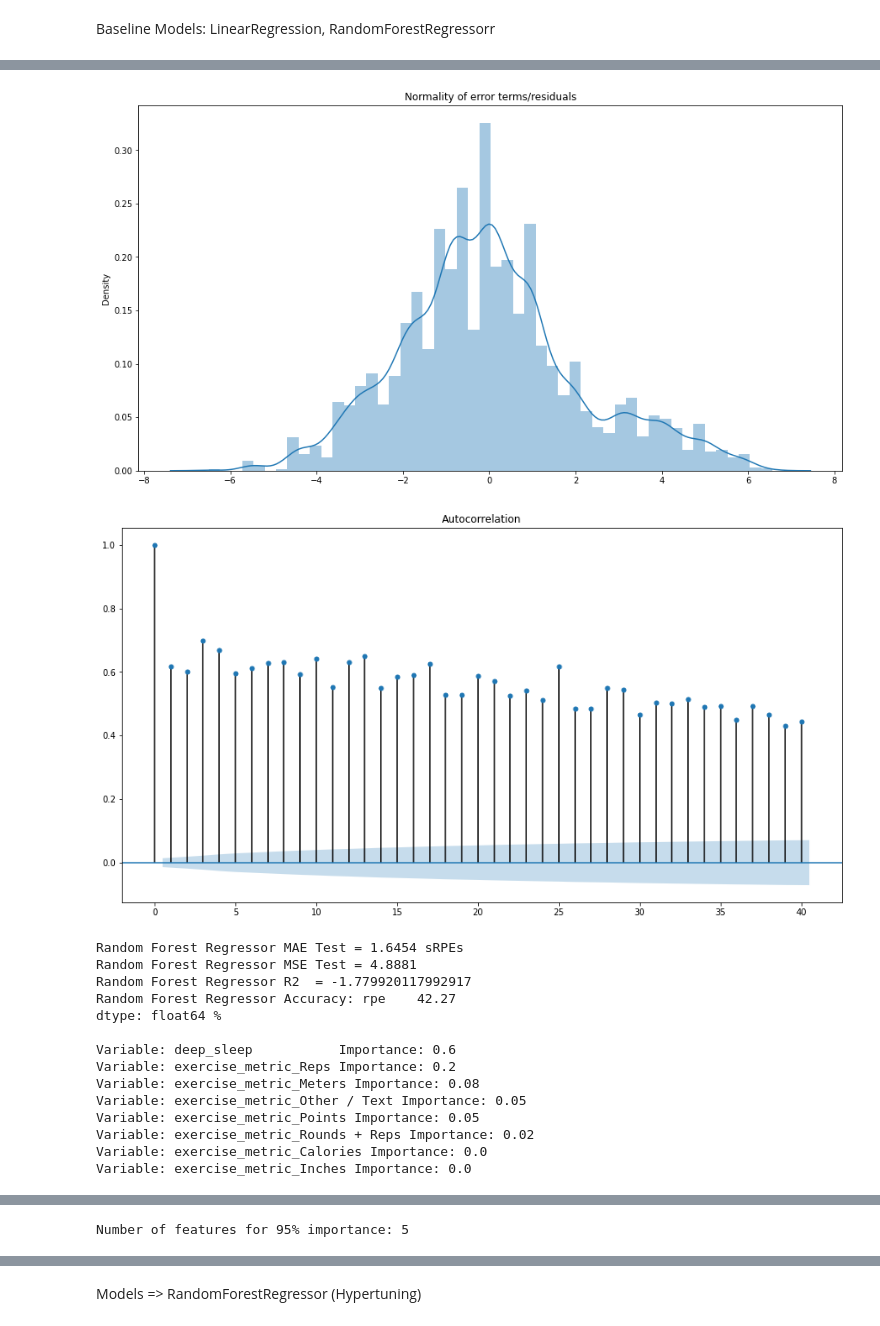
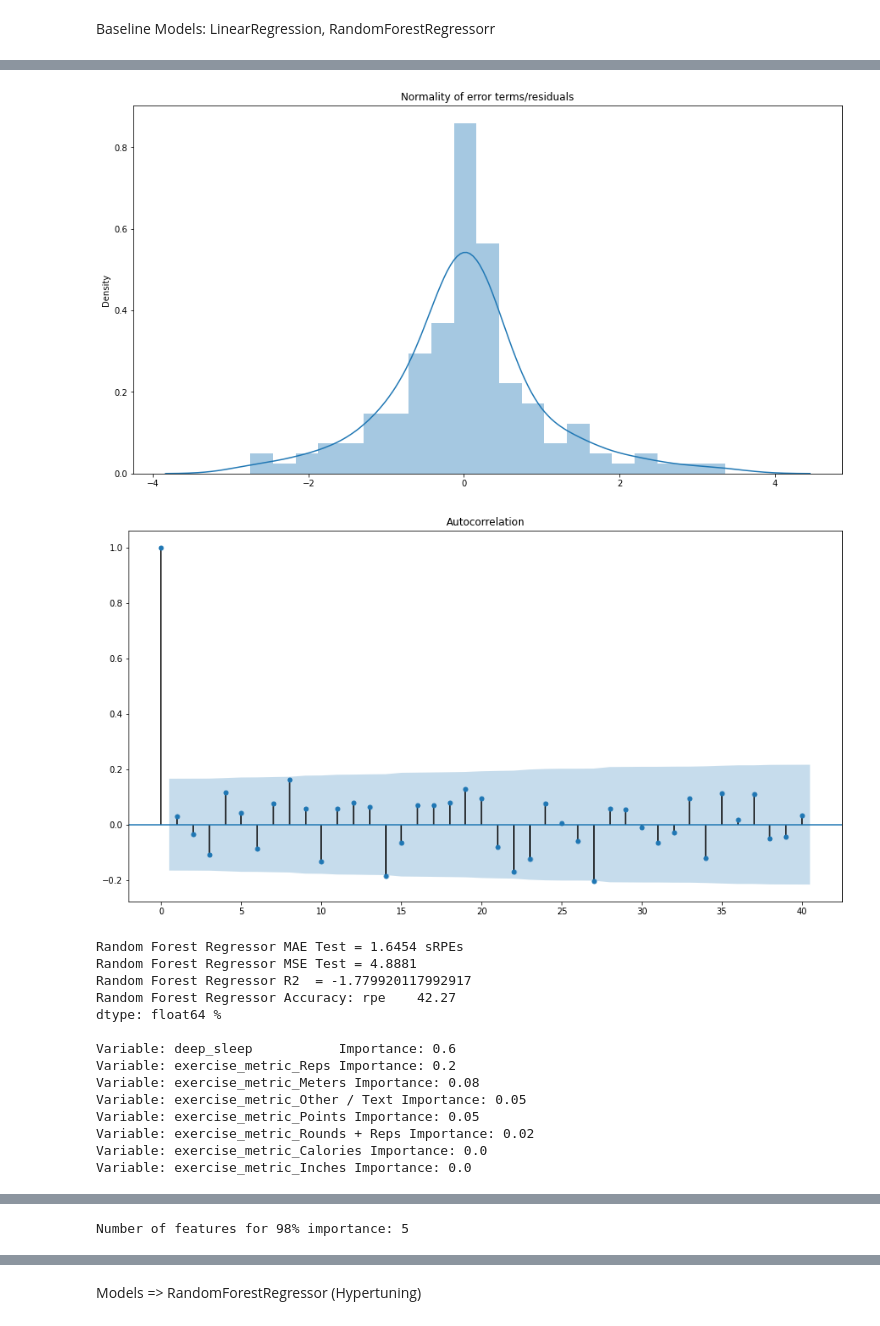
Before and after one commit to djfLtC0dr/python-playground, a Jupyter notebook: DASC522/djfDASC522_final.ipynb, the cells around one changed output, grey strips where cells are left out. Drawn from its saved outputs; the diff is of its cells as text; code cells hidden in the pictures.

```diff
--- a/DASC522/djfDASC522_final.ipynb
+++ b/DASC522/djfDASC522_final.ipynb
@@ -831,8 +836,7 @@ print(f"Random Forest Regressor R2  = {                 r2_score(y_train, rf_tre
 print(f"")
 
 # Residual Analysis
-residual_y_train = y_train.values.reshape(140,1)
-residuals = residual_y_train - rf_tree_y_pred
+residuals = np.array(y_train).flatten()-rf_tree_y_pred
 mean_residuals = np.mean(residuals)
 print("Mean of Residuals {}".format(mean_residuals))
 
@@ -841,7 +845,7 @@ p = sns.distplot(residuals,kde=True)
 p = plt.title('Normality of error terms/residuals')
 
 # autocorrelation
-sm.graphics.tsa.plot_acf(pd.DataFrame(residuals.reshape(-1).tolist()), lags=40) #history.values.reshape(-1).tolist()
+sm.graphics.tsa.plot_acf(residuals, lags=40) #history.values.reshape(-1).tolist()
 plt.show()
 
 # holdout
@@ -885,16 +889,16 @@ sorted_features = [importance[0] for importance in feature_importances]
 cumulative_importances = np.cumsum(sorted_importances)
 # Make a line graph
 plt.plot(x_values, cumulative_importances, 'g-')
-# Draw line at 95% of importance retained
-plt.hlines(y = 0.95, xmin=0, xmax=len(sorted_importances), color = 'r', linestyles = 'dashed')
+# Draw line at 98% of importance retained
+plt.hlines(y = 0.98, xmin=0, xmax=len(sorted_importances), color = 'r', linestyles = 'dashed')
 # Format x ticks and labels
 plt.xticks(x_values, sorted_features, rotation = 'vertical')
 # Axis labels and title
 plt.xlabel('Variable'); plt.ylabel('Cumulative Importance'); plt.title('Cumulative Importances');
 plt.show()
-# Find number of features for cumulative importance of 95%
+# Find number of features for cumulative importance of 98%
 # Add 1 because Python is zero-indexed
-print('Number of features for 95% importance:', np.where(cumulative_importances > 0.95)[0][0] + 1)
+print('Number of features for 98% importance:', np.where(cumulative_importances > 0.98)[0][0] + 1)
 
 # Plot ideal plot against prediction
 y_pred = rf_tree.predict(X_test) #regr
@@ -926,5 +930,5 @@ Mean of Residuals 0.022727708204493793
-[figure, old version]
+[figure, new version]
-[figure, old version]
+[figure, new version]
 Random Forest Regressor MAE Test = 1.6454 sRPEs
 Random Forest Regressor MSE Test = 4.8881
 Random Forest Regressor R2  = -1.779920117992917
@@ -943,4 +947,4 @@ Variable: exercise_metric_Inches Importance: 0.0
-Number of features for 95% importance: 5
+Number of features for 98% importance: 5
 [figure]
 # %% [markdown]
 Models => RandomForestRegressor (Hypertuning)
```
Also changed, not shown: parts of 13 cells of this notebook.
